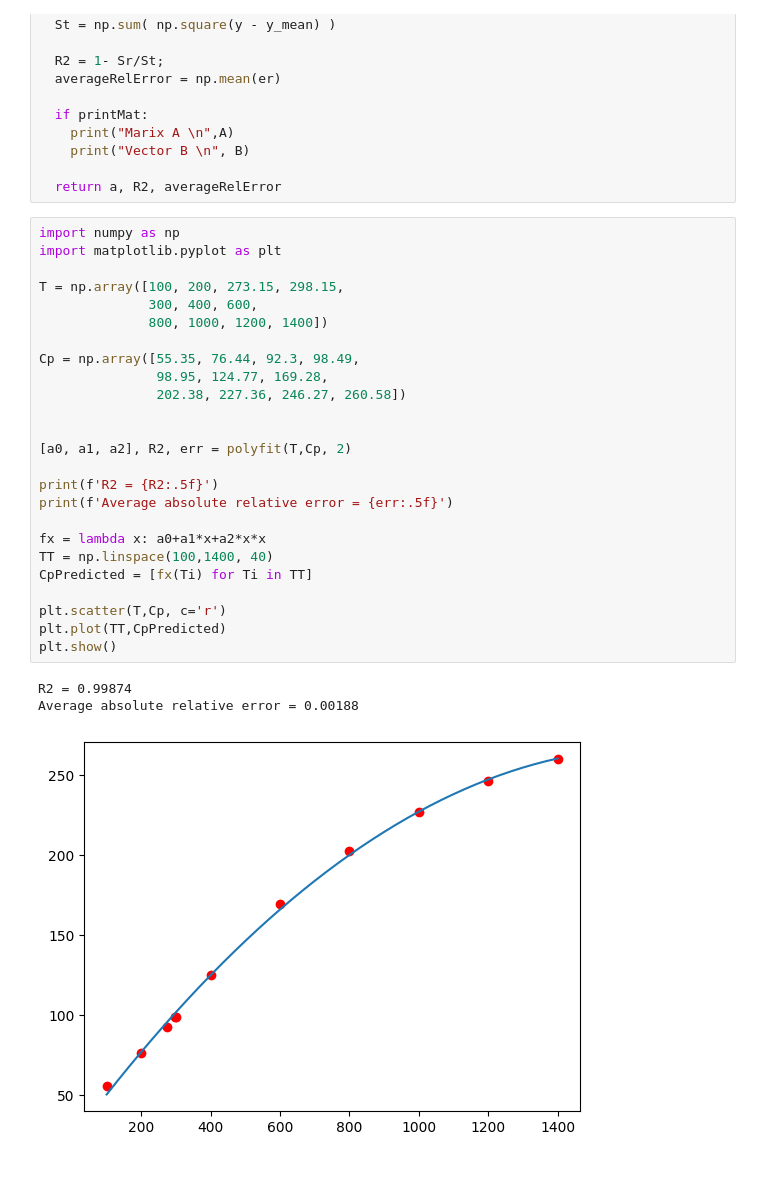
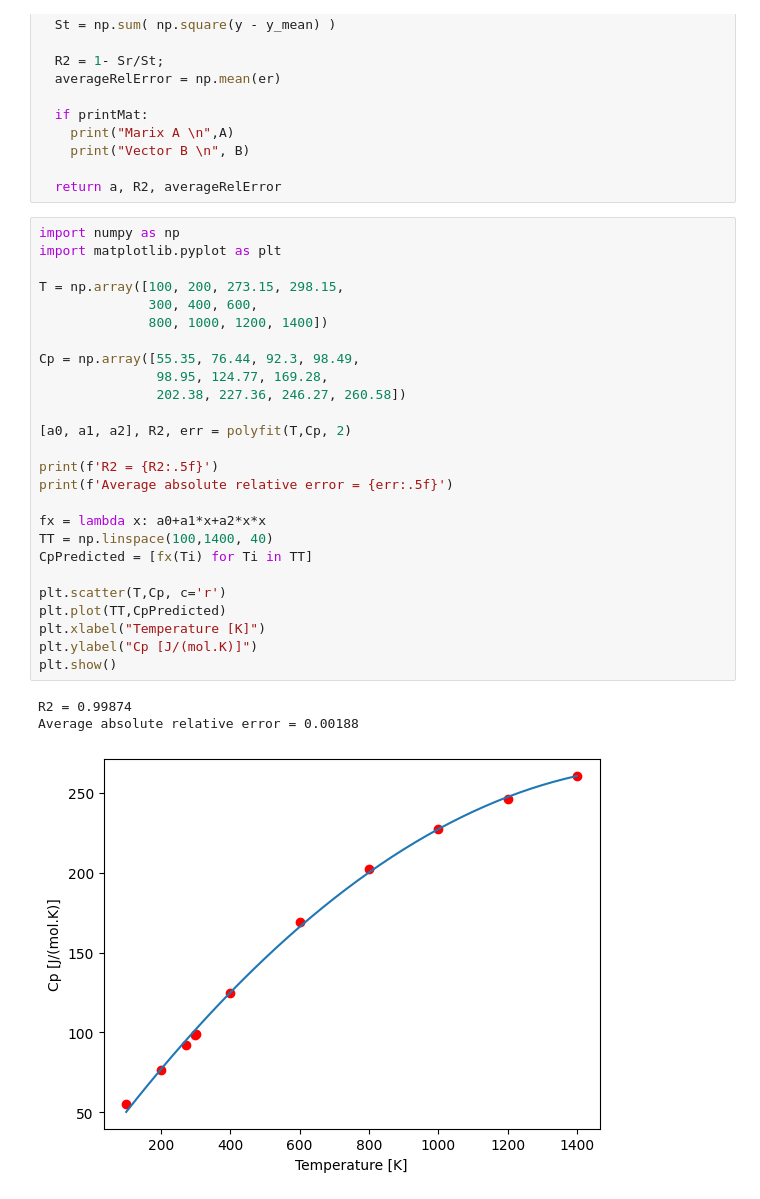
Before and after one commit to hamidrezanorouzi/numericalMethods, a Jupyter notebook: Lectures/curveFitting.ipynb, the cells around one changed output. Saved outputs shown, nothing was run; the diff lists cells and outputs as text; blank space fills up the shorter version.

```diff
--- a/Lectures/curveFitting.ipynb
+++ b/Lectures/curveFitting.ipynb
@@ -425,29 +424,30 @@ def polyfit(x, y, m, printMat: bool= False):
 # %%
 import numpy as np
 import matplotlib.pyplot as plt
 
 T = np.array([100, 200, 273.15, 298.15,
               300, 400, 600,
               800, 1000, 1200, 1400])
 
 Cp = np.array([55.35, 76.44, 92.3, 98.49,
                98.95, 124.77, 169.28,
                202.38, 227.36, 246.27, 260.58])
 
-
 [a0, a1, a2], R2, err = polyfit(T,Cp, 2)
 
 print(f'R2 = {R2:.5f}')
 print(f'Average absolute relative error = {err:.5f}')
 
 fx = lambda x: a0+a1*x+a2*x*x
 TT = np.linspace(100,1400, 40)
 CpPredicted = [fx(Ti) for Ti in TT]
 
 plt.scatter(T,Cp, c='r')
 plt.plot(TT,CpPredicted)
+plt.xlabel("Temperature [K]")
+plt.ylabel("Cp [J/(mol.K)]")
 plt.show()
 # %% [output]
 R2 = 0.99874
 Average absolute relative error = 0.00188
-[figure, old version]
+[figure, new version]
```
Also changed, not shown: parts of 10 cells of this notebook.
